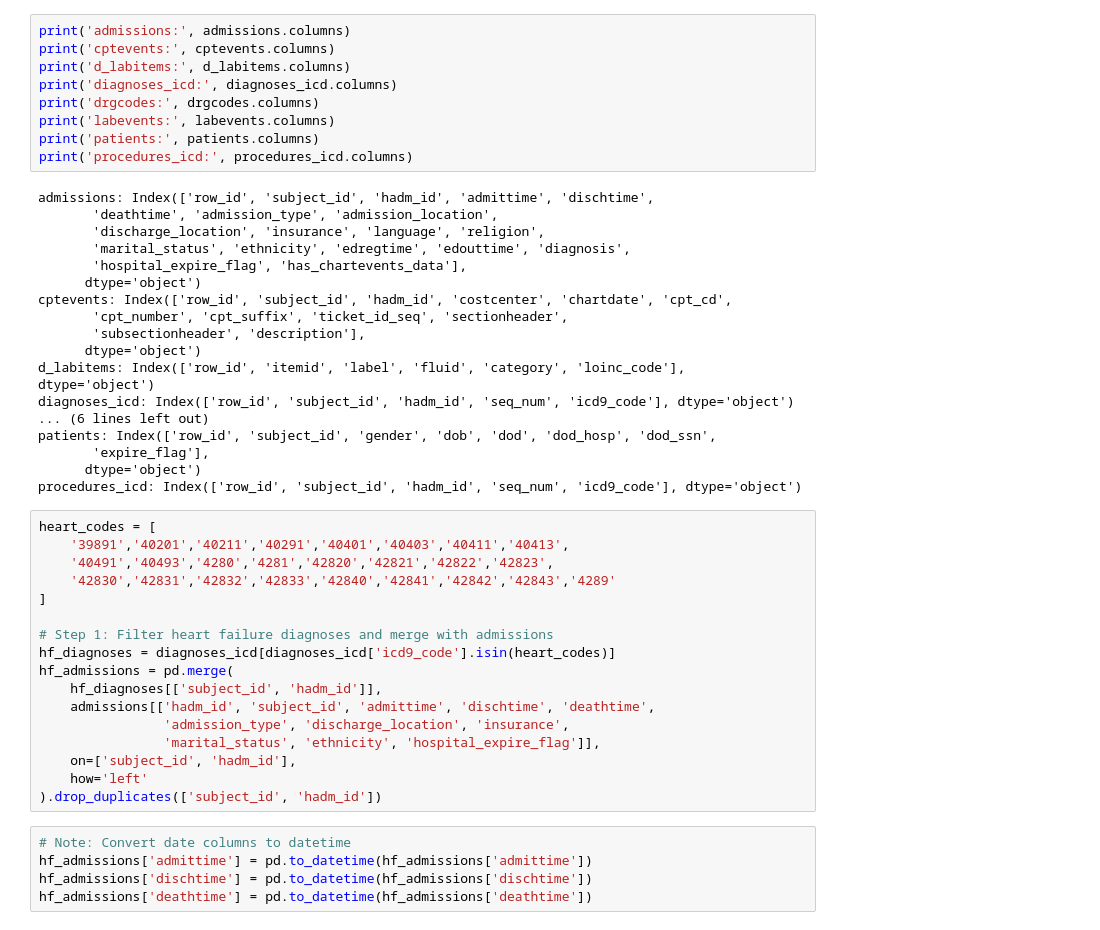
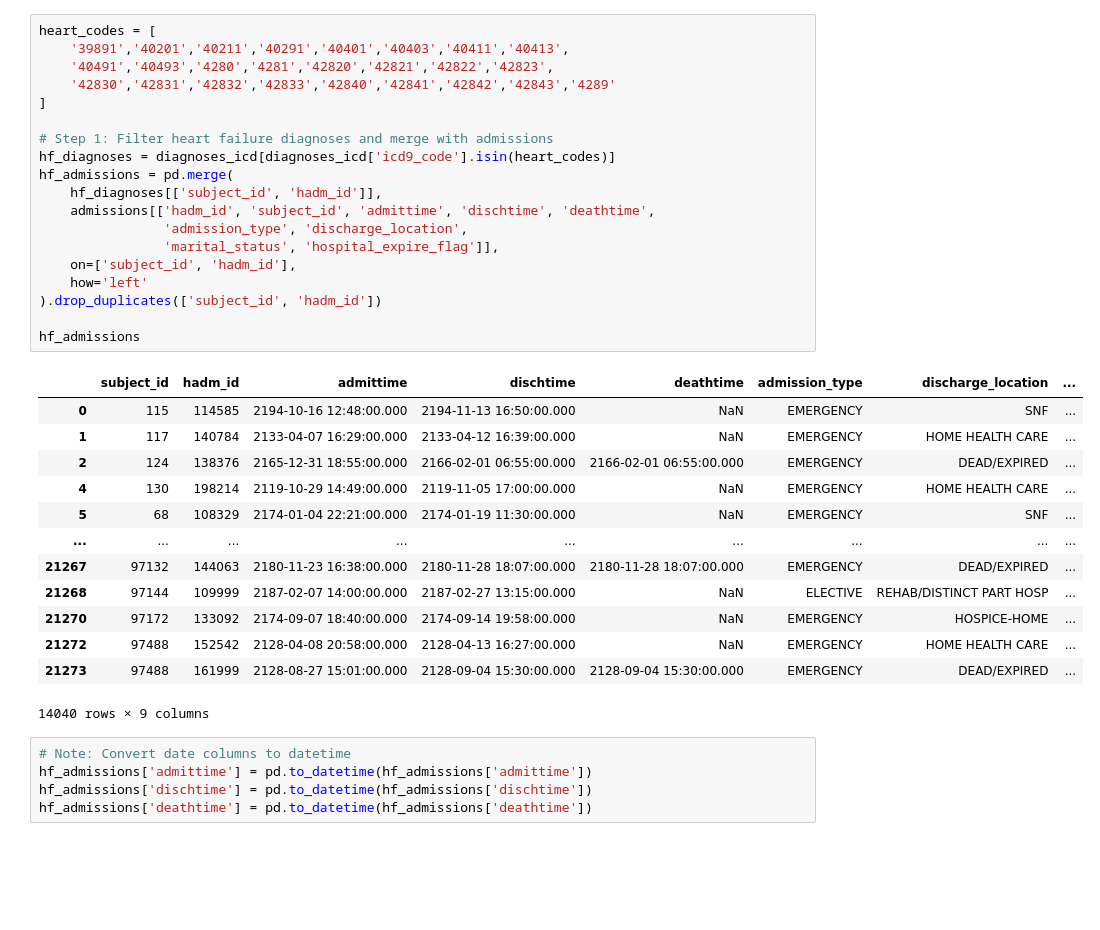
Before and after one commit to Adi-Ida404/hf-readmission, a Jupyter notebook: processed/eda.ipynb, the cells around one changed output. Drawn from its saved outputs; the diff is of its cells as text; blank space fills up the shorter version.

```diff
--- a/processed/eda.ipynb
+++ b/processed/eda.ipynb
@@ -174,47 +36,36 @@ Index(['row_id', 'subject_id', 'hadm_id', 'seq_num', 'icd9_code'], dtype='object
-# %%
-print('admissions:', admissions.columns)
-print('cptevents:', cptevents.columns)
-print('d_labitems:', d_labitems.columns)
-print('diagnoses_icd:', diagnoses_icd.columns)
-print('drgcodes:', drgcodes.columns)
-print('labevents:', labevents.columns)
-print('patients:', patients.columns)
-print('procedures_icd:', procedures_icd.columns)
-# %% [output]
-admissions: Index(['row_id', 'subject_id', 'hadm_id', 'admittime', 'dischtime',
-       'deathtime', 'admission_type', 'admission_location',
-       'discharge_location', 'insurance', 'language', 'religion',
-       'marital_status', 'ethnicity', 'edregtime', 'edouttime', 'diagnosis',
-       'hospital_expire_flag', 'has_chartevents_data'],
-      dtype='object')
-cptevents: Index(['row_id', 'subject_id', 'hadm_id', 'costcenter', 'chartdate', 'cpt_cd',
-       'cpt_number', 'cpt_suffix', 'ticket_id_seq', 'sectionheader',
-       'subsectionheader', 'description'],
-      dtype='object')
-d_labitems: Index(['row_id', 'itemid', 'label', 'fluid', 'category', 'loinc_code'], dtype='object')
-diagnoses_icd: Index(['row_id', 'subject_id', 'hadm_id', 'seq_num', 'icd9_code'], dtype='object')
-... (6 lines left out)
-patients: Index(['row_id', 'subject_id', 'gender', 'dob', 'dod', 'dod_hosp', 'dod_ssn',
-       'expire_flag'],
-      dtype='object')
-procedures_icd: Index(['row_id', 'subject_id', 'hadm_id', 'seq_num', 'icd9_code'], dtype='object')
 # %%
 heart_codes = [
     '39891','40201','40211','40291','40401','40403','40411','40413',
     '40491','40493','4280','4281','42820','42821','42822','42823',
     '42830','42831','42832','42833','42840','42841','42842','42843','4289'
 ]
 
 # Step 1: Filter heart failure diagnoses and merge with admissions
 hf_diagnoses = diagnoses_icd[diagnoses_icd['icd9_code'].isin(heart_codes)]
 hf_admissions = pd.merge(
     hf_diagnoses[['subject_id', 'hadm_id']],
     admissions[['hadm_id', 'subject_id', 'admittime', 'dischtime', 'deathtime',
-                'admission_type', 'discharge_location', 'insurance',
-                'marital_status', 'ethnicity', 'hospital_expire_flag']],
+                'admission_type', 'discharge_location',
+                'marital_status', 'hospital_expire_flag']],
     on=['subject_id', 'hadm_id'],
     how='left'
 ).drop_duplicates(['subject_id', 'hadm_id'])
+
+hf_admissions
+# %% [output]
+|  | subject_id | hadm_id | admittime | dischtime | deathtime | admission_type | discharge_location | ... |
+| 0 | 115 | 114585 | 2194-10-16 12:48:00.000 | 2194-11-13 16:50:00.000 | NaN | EMERGENCY | SNF | ... |
+| 1 | 117 | 140784 | 2133-04-07 16:29:00.000 | 2133-04-12 16:39:00.000 | NaN | EMERGENCY | HOME HEALTH CARE | ... |
+| 2 | 124 | 138376 | 2165-12-31 18:55:00.000 | 2166-02-01 06:55:00.000 | 2166-02-01 06:55:00.000 | EMERGENCY | DEAD/EXPIRED | ... |
+| 4 | 130 | 198214 | 2119-10-29 14:49:00.000 | 2119-11-05 17:00:00.000 | NaN | EMERGENCY | HOME HEALTH CARE | ... |
+| 5 | 68 | 108329 | 2174-01-04 22:21:00.000 | 2174-01-19 11:30:00.000 | NaN | EMERGENCY | SNF | ... |
+| ... | ... | ... | ... | ... | ... | ... | ... | ... |
+| 21267 | 97132 | 144063 | 2180-11-23 16:38:00.000 | 2180-11-28 18:07:00.000 | 2180-11-28 18:07:00.000 | EMERGENCY | DEAD/EXPIRED | ... |
+| 21268 | 97144 | 109999 | 2187-02-07 14:00:00.000 | 2187-02-27 13:15:00.000 | NaN | ELECTIVE | REHAB/DISTINCT PART HOSP | ... |
+| 21270 | 97172 | 133092 | 2174-09-07 18:40:00.000 | 2174-09-14 19:58:00.000 | NaN | EMERGENCY | HOSPICE-HOME | ... |
+| 21272 | 97488 | 152542 | 2128-04-08 20:58:00.000 | 2128-04-13 16:27:00.000 | NaN | EMERGENCY | HOME HEALTH CARE | ... |
+| 21273 | 97488 | 161999 | 2128-08-27 15:01:00.000 | 2128-09-04 15:30:00.000 | 2128-09-04 15:30:00.000 | EMERGENCY | DEAD/EXPIRED | ... |
+14040 rows × 9 columns
 # %%
 # Note: Convert date columns to datetime
 hf_admissions['admittime'] = pd.to_datetime(hf_admissions['admittime'])
```
Also changed, not shown: parts of 41 cells of this notebook.
